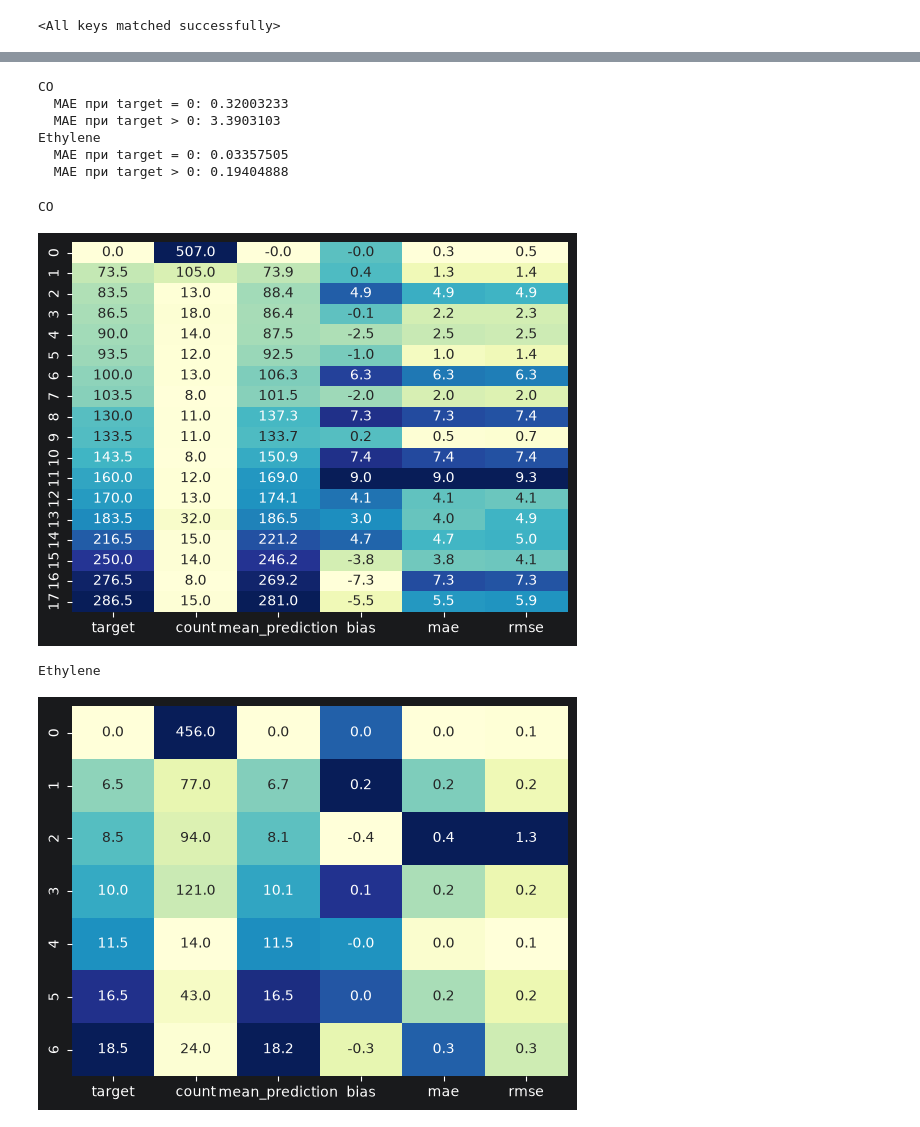
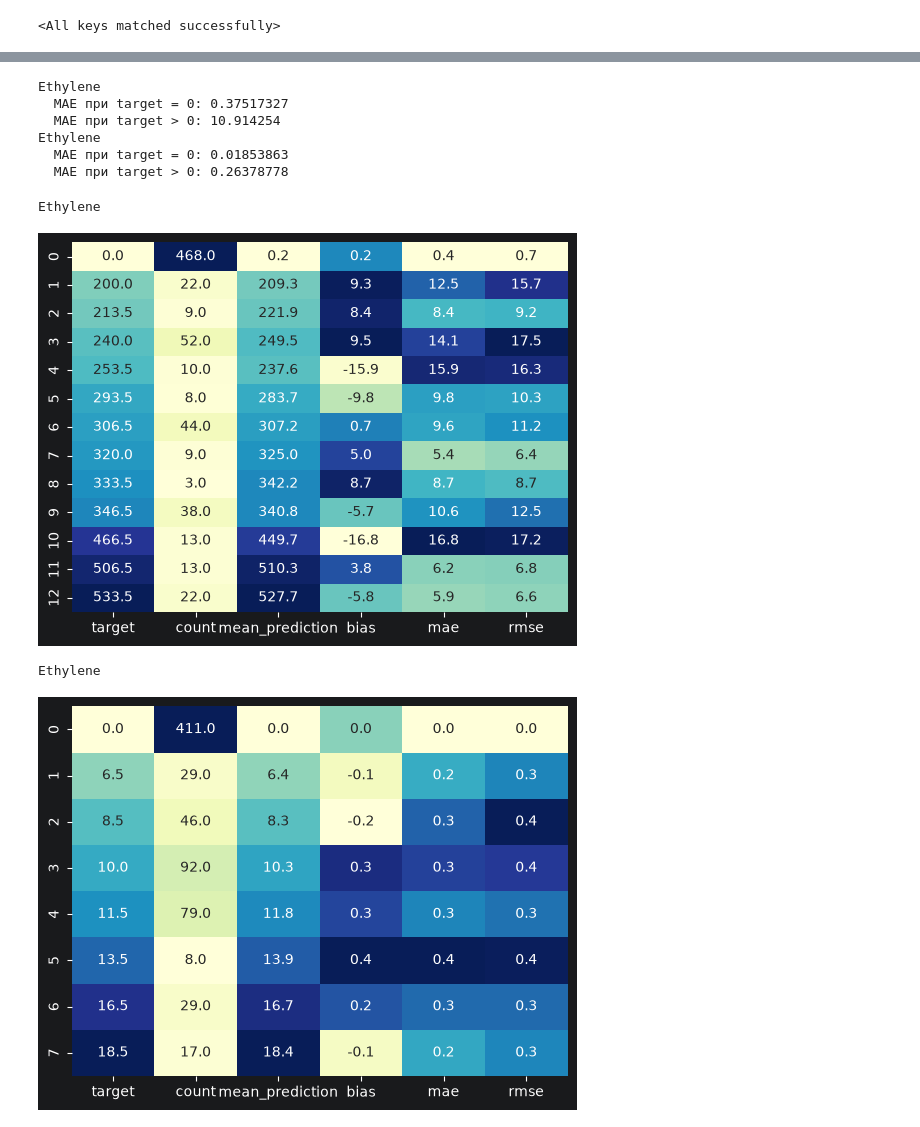
Before and after one commit to GaleevArslanDev/DySiG, a Jupyter notebook: lstm.ipynb, the cells around one changed output, grey strips where cells are left out. Cells and saved outputs as stored; diff of their text form; code cells hidden in the pictures.

```diff
--- a/lstm.ipynb
+++ b/lstm.ipynb
@@ -594,9 +630,9 @@ best_epoch = None
 history = {
     "train_loss": [],
     "val_loss": [],
-    "train_co_mae": [],
+    f"train_{name.lower()}_mae": [],
     "train_ethylene_mae": [],
-    "val_co_mae": [],
+    f"val_{name.lower()}_mae": [],
     "val_ethylene_mae": [],
 }
 # %%
@@ -631,9 +667,9 @@ for epoch in range(1, num_epochs + 1):
     # сохр для графиков
     history["train_loss"].append(train_metrics["loss"])
     history["val_loss"].append(val_metrics["loss"])
-    history["train_co_mae"].append(train_metrics["mae"][0])
+    history[f"train_{name.lower()}_mae"].append(train_metrics["mae"][0])
     history["train_ethylene_mae"].append(train_metrics["mae"][1])
-    history["val_co_mae"].append(val_metrics["mae"][0])
+    history[f"val_{name.lower()}_mae"].append(val_metrics["mae"][0])
     history["val_ethylene_mae"].append(val_metrics["mae"][1])
 
     if val_metrics["loss"] < best_val_loss:
@@ -651,7 +687,7 @@ for epoch in range(1, num_epochs + 1):
                 "best_val_loss": best_val_loss,
                 "history": history,
             },
-            "methane_baseline_cnn_lstm_best.pt",
+            f"{name.lower()}_baseline_cnn_lstm_best.pt",
         )
 
     epoch_seconds = time.perf_counter() - epoch_started
@@ -667,19 +703,19 @@ for epoch in range(1, num_epochs + 1):
 
     print(
         f"  Train MAE: "
-        f"CO={train_metrics['mae'][0]:.3f}, "
+        f"{name}={train_metrics['mae'][0]:.3f}, "
         f"Ethylene={train_metrics['mae'][1]:.3f}"
     )
 
     print(
         f"  Val MAE:   "
-        f"CO={val_metrics['mae'][0]:.3f}, "
+        f"{name}={val_metrics['mae'][0]:.3f}, "
         f"Ethylene={val_metrics['mae'][1]:.3f}"
     )
 
     print(
         f"  Val RMSE:  "
-        f"CO={val_metrics['rmse'][0]:.3f}, "
+        f"{name}={val_metrics['rmse'][0]:.3f}, "
         f"Ethylene={val_metrics['rmse'][1]:.3f}"
     )
     print(
@@ -902,7 +938,7 @@ fig, axes = plt.subplots(
     figsize=(13, 5),
 )
 
-names = ["CO", "Ethylene"]
+names = [name, "Ethylene"]
 
 for i, name in enumerate(names):
     axes[i].scatter(
@@ -941,5 +977,5 @@ plt.show()
 # %%
-for i, name in enumerate(["CO", "Ethylene"]):
+for i, name in enumerate([name, "Ethylene"]):
     true = test_true[:, i]
     pred = test_pred[:, i]
 
@@ -962,12 +998,12 @@ for i, name in enumerate(["CO", "Ethylene"]):
 
         print("  MAE при target > 0:", nonzero_mae)
 # %% [output]
-CO
-  MAE при target = 0: 0.32003233
-  MAE при target > 0: 3.3903103
 Ethylene
-  MAE при target = 0: 0.03357505
-  MAE при target > 0: 0.19404888
+  MAE при target = 0: 0.37517327
+  MAE при target > 0: 10.914254
+Ethylene
+  MAE при target = 0: 0.01853863
+  MAE при target > 0: 0.26378778
 # %%
 def metrics_by_target_value(
     true,
@@ -996,35 +1032,35 @@ def metrics_by_target_value(
             count=("error", "size"),
             mean_prediction=("prediction", "mean"),
             bias=("error", "mean"),
             mae=("error", lambda x: np.abs(x).mean()),
             rmse=("error", lambda x: np.sqrt(np.square(x).mean())),
         )
         .reset_index()
     )
 
     print(name)
     df_normalized = (result - result.min(axis=0)) / (result.max(axis=0) - result.min(axis=0))
 
 # Шаг 2: Строим heatmap по нормализованным данным, но подписи (annot) берем из исходных
     sns.heatmap(df_normalized, annot=result, fmt='.1f', cmap='YlGnBu', cbar=False)
     plt.show()
 
     return result
 
 
 co_table = metrics_by_target_value(
     test_true[:, 0],
     test_pred[:, 0],
-    name="CO",
+    name=name,
 )
 
 ethylene_table = metrics_by_target_value(
     test_true[:, 1],
     test_pred[:, 1],
     name="Ethylene",
 )
 # %% [output]
-CO
+Ethylene
-[figure, old version]
+[figure, new version]
 Ethylene
-[figure, old version]
+[figure, new version]
```
Also changed, not shown: parts of 24 cells of this notebook, 14 other files.
